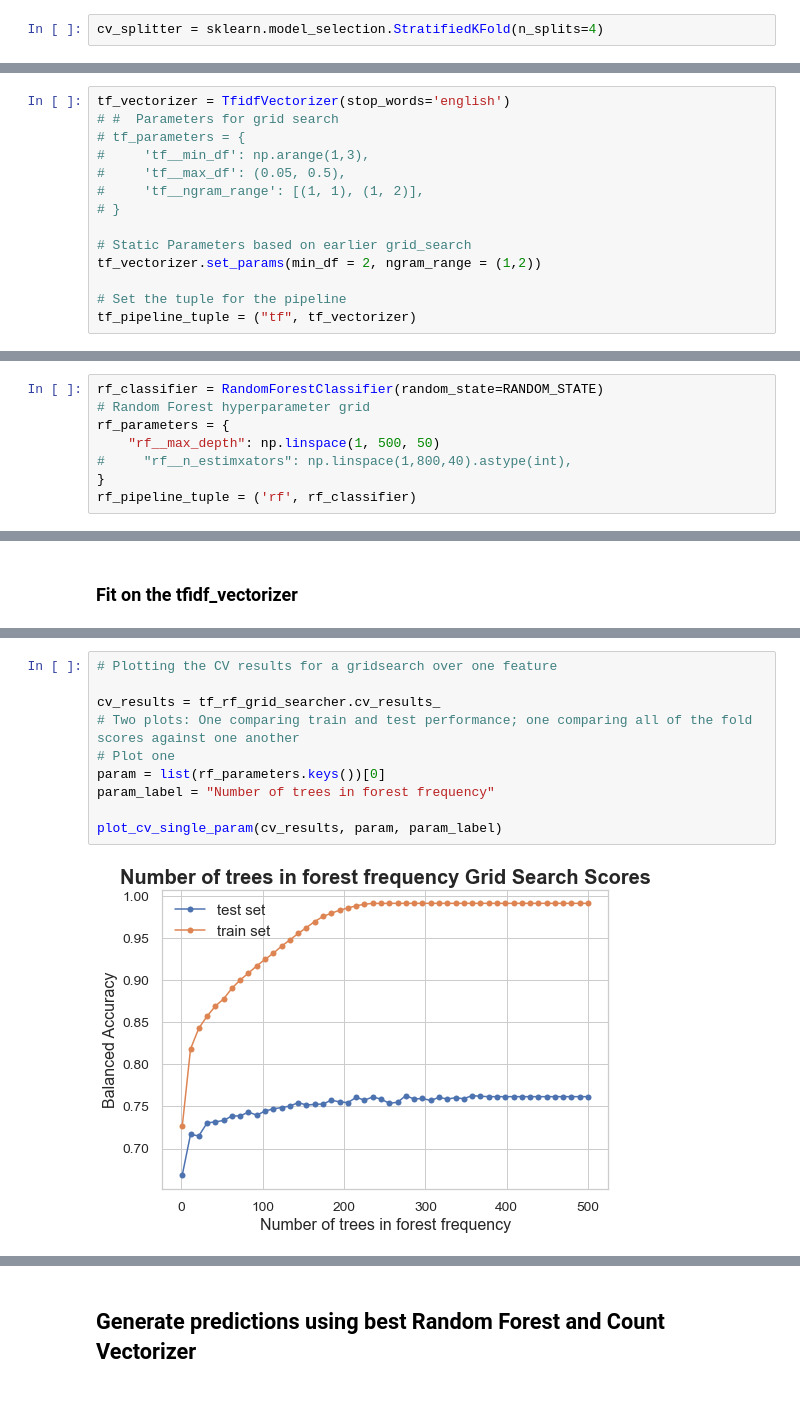
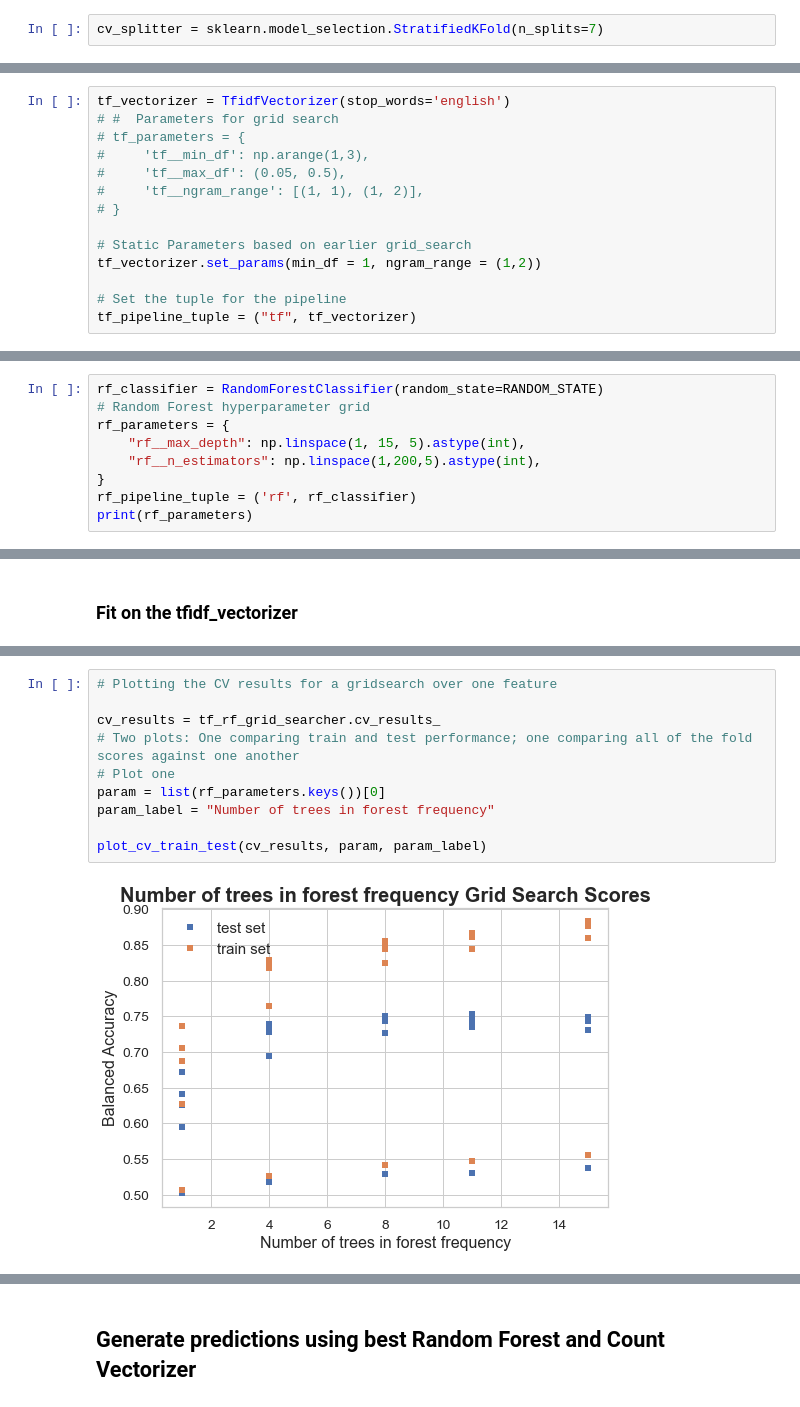
Before and after one commit to Dtphelan1/sentiment-analysis, a Jupyter notebook: BoWClassifier.ipynb, the cells around one changed output, grey strips where cells are left out. Drawn from its saved outputs; the diff is of its cells as text.

```diff
--- a/BoWClassifier.ipynb
+++ b/BoWClassifier.ipynb
@@ -68,5 +68,5 @@ Fraction positive training samples = 0.5
 # %% [markdown]
 ## Define a stable skf CV-splitter
 # %%
-cv_splitter = sklearn.model_selection.StratifiedKFold(n_splits=4)
+cv_splitter = sklearn.model_selection.StratifiedKFold(n_splits=7)
 # %% [markdown]
@@ -96,7 +97,7 @@ tf_vectorizer = TfidfVectorizer(stop_words='english')
 # }
 
 # Static Parameters based on earlier grid_search
-tf_vectorizer.set_params(min_df = 2, ngram_range = (1,2))
+tf_vectorizer.set_params(min_df = 1, ngram_range = (1,2))
 
 # Set the tuple for the pipeline
 tf_pipeline_tuple = ("tf", tf_vectorizer)
@@ -108,7 +109,8 @@ tf_pipeline_tuple = ("tf", tf_vectorizer)
 rf_classifier = RandomForestClassifier(random_state=RANDOM_STATE)
 # Random Forest hyperparameter grid
 rf_parameters = {
-    "rf__max_depth": np.linspace(1, 500, 50)
-#     "rf__n_estimxators": np.linspace(1,800,40).astype(int),
+    "rf__max_depth": np.linspace(1, 15, 5).astype(int),
+    "rf__n_estimators": np.linspace(1,200,5).astype(int),
 }
 rf_pipeline_tuple = ('rf', rf_classifier)
+print(rf_parameters)
@@ -184,12 +180,12 @@ Number of trials used in grid search:  50
 # %%
 # Plotting the CV results for a gridsearch over one feature
 
 cv_results = tf_rf_grid_searcher.cv_results_
 # Two plots: One comparing train and test performance; one comparing all of the fold scores against one another
 # Plot one
 param = list(rf_parameters.keys())[0]
 param_label = "Number of trees in forest frequency"
 
-plot_cv_single_param(cv_results, param, param_label)
+plot_cv_train_test(cv_results, param, param_label)
 # %% [output]
-[figure, old version]
+[figure, new version]
```
Also changed, not shown: parts of 50 cells of this notebook, 7 other files.
